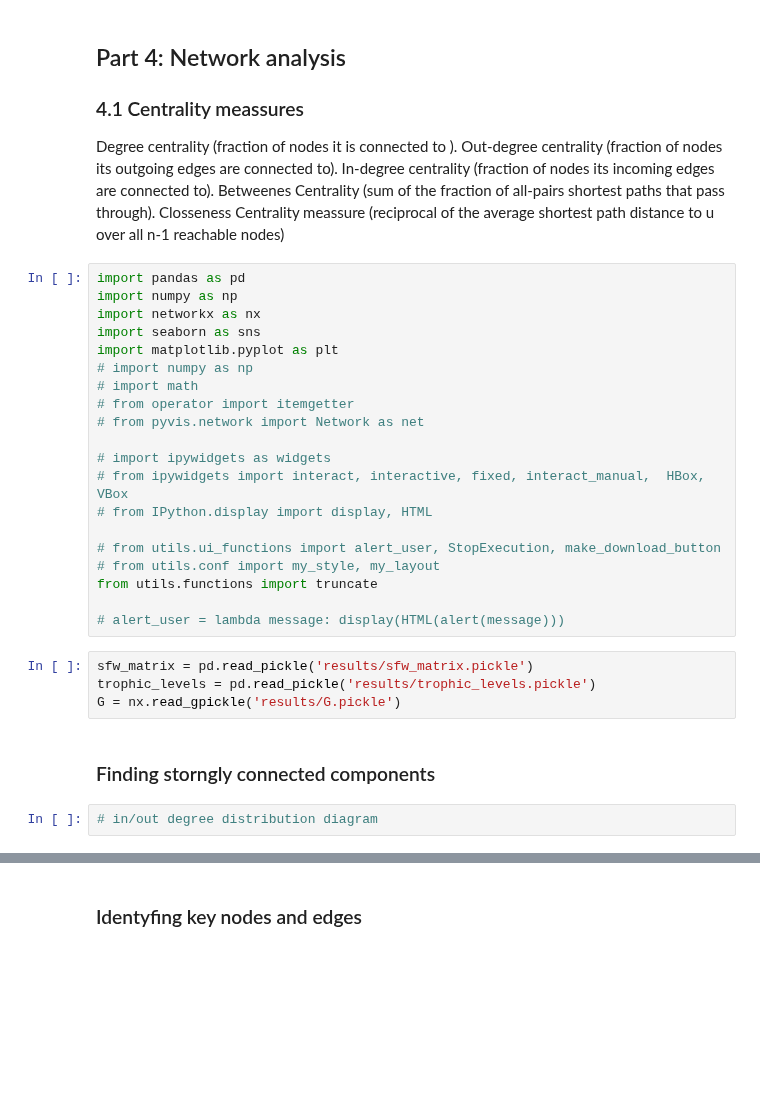
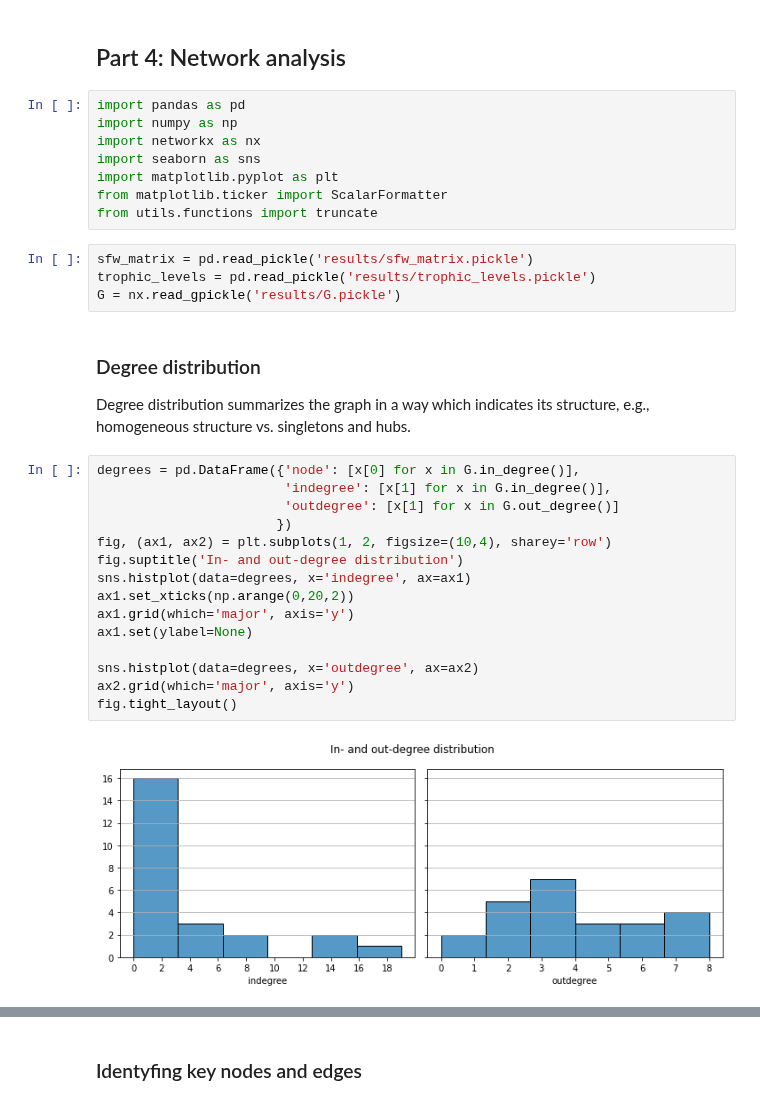
Before and after one commit to MartinMarzi/BEFANA, a Jupyter notebook: 3-network analysis.ipynb, the cells around one changed output, grey strips where cells are left out. Saved outputs shown, nothing was run; the diff lists cells and outputs as text; blank space fills up the shorter version.

```diff
--- a/3-network analysis.ipynb
+++ b/3-network analysis.ipynb
@@ -1,37 +1,35 @@
 # %% [markdown]
 ## Part 4: Network analysis
-
-### 4.1 Centrality meassures
-Degree centrality (fraction of nodes it is connected to ).
-Out-degree centrality (fraction of nodes its outgoing edges are connected to).
-In-degree centrality (fraction of nodes its incoming edges are connected to).
-Betweenes Centrality (sum of the fraction of all-pairs shortest paths that pass through).
-Closseness Centrality meassure (reciprocal of the average shortest path distance to u over all n-1 reachable nodes)
 # %%
 import pandas as pd
 import numpy as np
 import networkx as nx
 import seaborn as sns
 import matplotlib.pyplot as plt
-# import numpy as np
-# import math
-# from operator import itemgetter
-# from pyvis.network import Network as net
-
-# import ipywidgets as widgets
-# from ipywidgets import interact, interactive, fixed, interact_manual,  HBox, VBox
-# from IPython.display import display, HTML
-
-# from utils.ui_functions import alert_user, StopExecution, make_download_button
-# from utils.conf import my_style, my_layout
+from matplotlib.ticker import ScalarFormatter
 from utils.functions import truncate
-
-# alert_user = lambda message: display(HTML(alert(message)))
 # %%
 sfw_matrix = pd.read_pickle('results/sfw_matrix.pickle')
 trophic_levels = pd.read_pickle('results/trophic_levels.pickle')
 G = nx.read_gpickle('results/G.pickle')
-# %% [markdown]
-### Finding storngly connected components
+# %% [markdown]
+### Degree distribution
+
+Degree distribution summarizes the graph in a way which indicates its structure, e.g., homogeneous structure vs. singletons and hubs.
 # %%
-# in/out degree distribution diagram
+degrees = pd.DataFrame({'node': [x[0] for x in G.in_degree()],
+                        'indegree': [x[1] for x in G.in_degree()],
+                        'outdegree': [x[1] for x in G.out_degree()]
+                       })
+fig, (ax1, ax2) = plt.subplots(1, 2, figsize=(10,4), sharey='row')
+fig.suptitle('In- and out-degree distribution')
+sns.histplot(data=degrees, x='indegree', ax=ax1)
+ax1.set_xticks(np.arange(0,20,2))
+ax1.grid(which='major', axis='y')
+ax1.set(ylabel=None)
+
+sns.histplot(data=degrees, x='outdegree', ax=ax2)
+ax2.grid(which='major', axis='y')
+fig.tight_layout()
+# %% [output]
+[figure, added]
```
Also changed, not shown: parts of 9 cells of this notebook, 2 other files.
